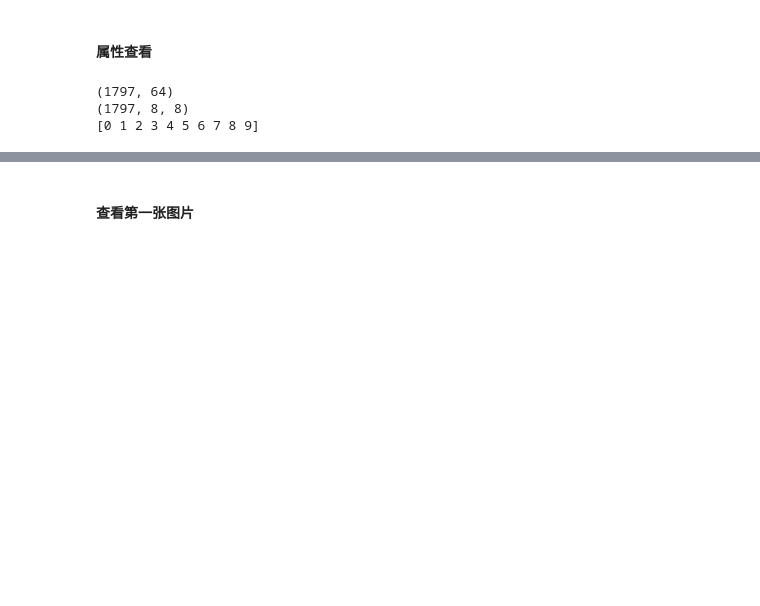
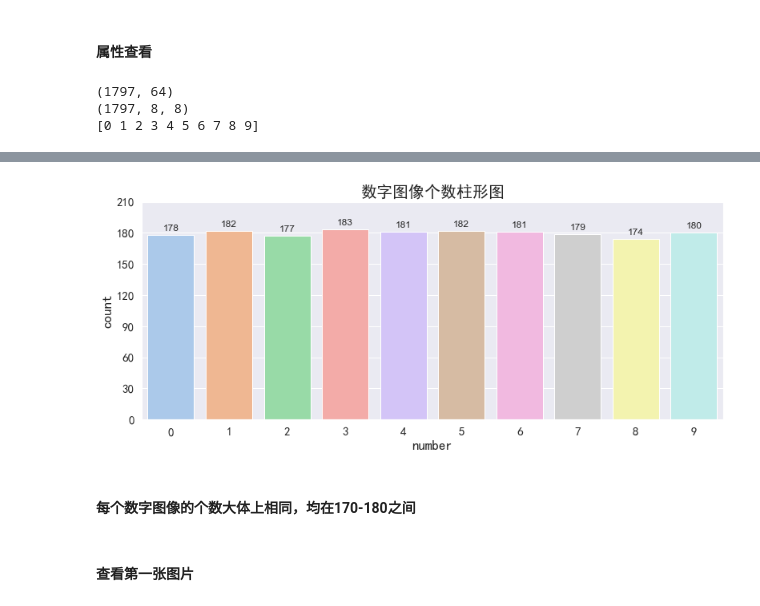
Before and after one commit to qiweiyang123/Machine_Learning, a Jupyter notebook: digits.ipynb, the cells around one changed output, grey strips where cells are left out. Saved outputs shown, nothing was run; the diff lists cells and outputs as text; code cells hidden in the pictures; blank space fills up the shorter version.

```diff
--- a/digits.ipynb
+++ b/digits.ipynb
@@ -67,3 +82,31 @@ print(digits.target_names)    #查看target有哪几个数
+# %%
+# 查看每个数字图像的个数
+sns.set(font='SimHei')      # 设置中文显示
+
+fig = plt.figure(figsize=(13,5))    # 生成新的图片
+ax = fig.add_subplot(111)      # 创建一个子图
+
+counts = pd.Series(digits.target).value_counts()
+counts_x = counts.index          # 生成x轴数据
+counts_y = counts.values       # 生成y轴数据
+
+sns.set_style("darkgrid")
+ax = sns.barplot(x=counts_x, y=counts_y, palette="pastel")
+plt.xlabel('number',fontsize='17')      # 设置x轴标签
+plt.ylabel('count',fontsize='17')      # 设置y轴标签
+plt.title('数字图像个数柱形图',fontsize='20')     # 设置柱形图标题
+plt.yticks(range(0,240,30))
+plt.tick_params(labelsize=15)    #刻度字体大小13
+
+for p in ax.patches:
+    height = p.get_height()   # 获取每个柱形图的高度
+    ax.text(x = p.get_x()+0.4,y = height+4,s = '{:.0f}'.format(height), ha = 'center')    #添加数据标签
+
+plt.show()
+# %% [output]
+[figure, added]
+# %% [markdown]
+#### 每个数字图像的个数大体上相同，均在170-180之间
 # %% [markdown]
 ####  查看第一张图片
 # %%
```
Also changed, not shown: parts of 2 cells of this notebook.
